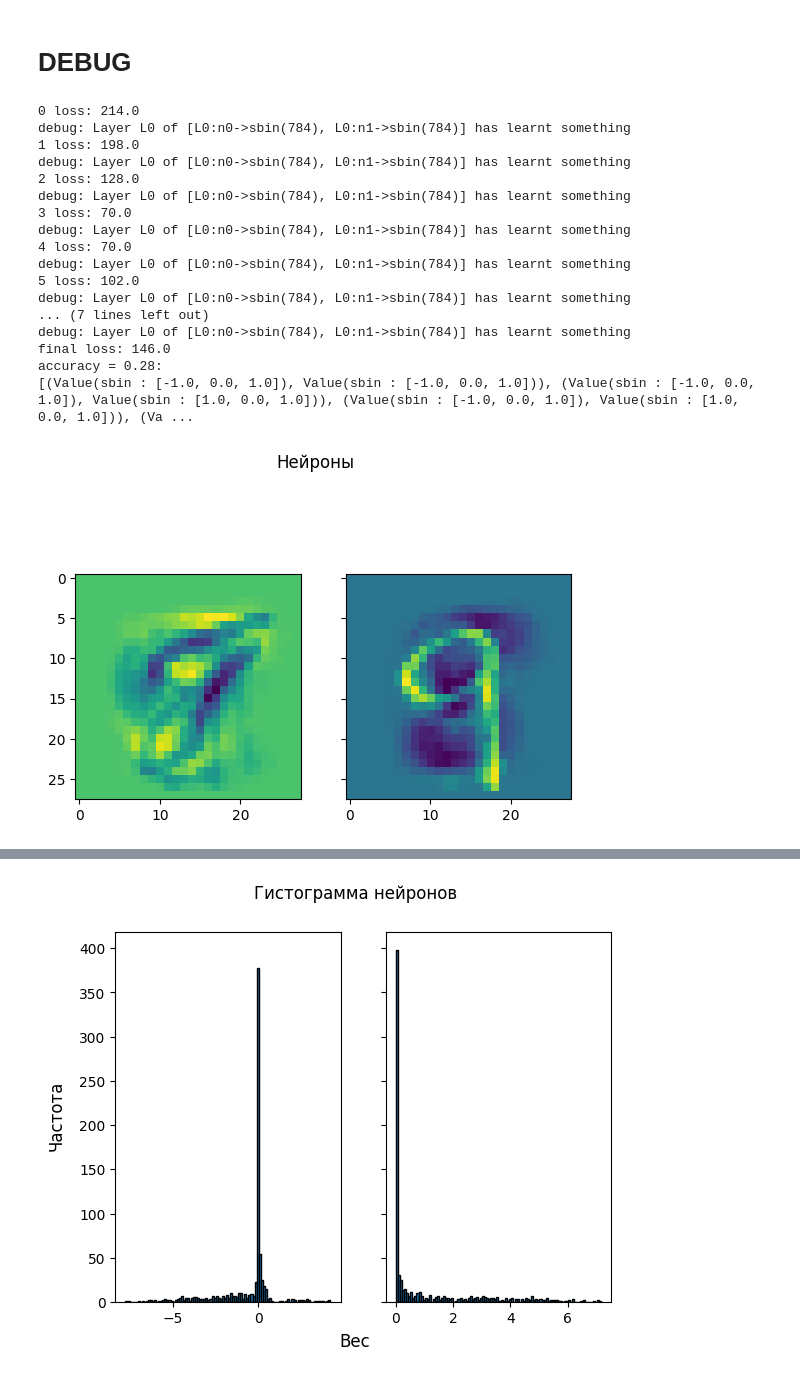
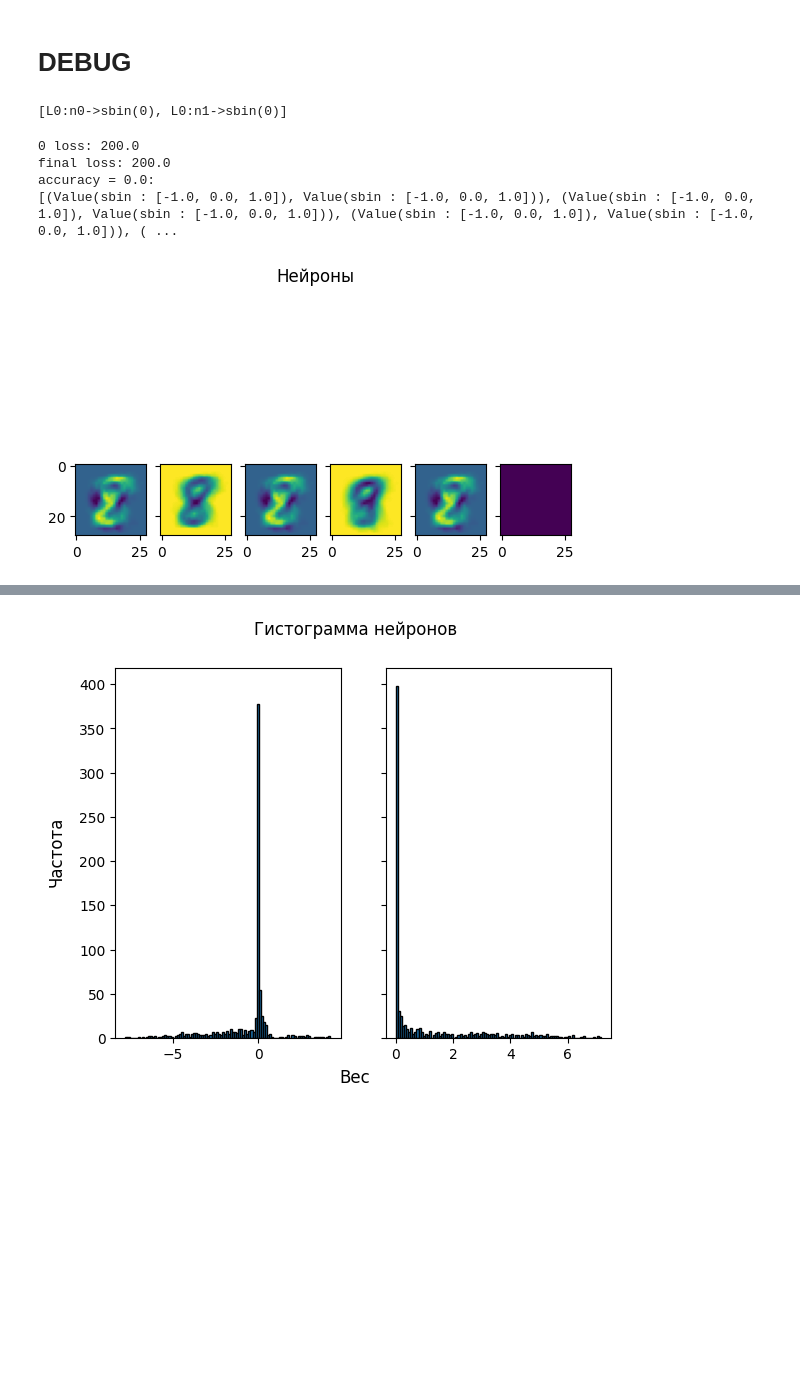
Before and after one commit to AndreyE/micrograd, a Jupyter notebook: mnist.ipynb, the cells around one changed output, grey strips where cells are left out. Cells and saved outputs as stored; diff of their text form; code cells hidden in the pictures; blank space fills up the shorter version.

Commit message:
Early attempt to make dinamicaly sized layers

```diff
--- a/mnist.ipynb
+++ b/mnist.ipynb
@@ -181,8 +181,8 @@ ESAT = 1e-9
 
 MODEL = MLP(
     [
-        Layer([784, OUT_DIM], 'sbin', _lid=0, init=lambda: 0, _lr=LEARNING_RATE),
-        # Layer([1, OUT_DIM], 'sbin', _lid=1, init=lambda: random.choice([-1, 1]), _lr=LEARNING_RATE)
+        Layer('sbin', _lid=0, init=lambda: 0, LR=LEARNING_RATE),
+        Layer('sbin', _nout=OUT_DIM, _lid=1, init=lambda: random.choice([-1, 1]), LR=LEARNING_RATE)
     ],
     train=True
 )
@@ -207,29 +207,20 @@ accuracy = 0.55:
 # %% [markdown]
 # DEBUG
+# %%
+MODEL.layers[0].neurons
+# %% [output]
+[L0:n0->sbin(0), L0:n1->sbin(0)]
 # %%
-total_loss, scores = LEARNER(i=10, q=1.0)
+total_loss, scores = LEARNER(i=1, q=1.0)
 
 acc = calc_accuracy(scores, Y_oh, OH_DEC)
 print(f'accuracy = {acc}:\n{scores}')
 
 draw_all_neurons(MODEL.layers[0].neurons)
 all_neurons_histo(MODEL.layers[0].neurons)
 # %% [output]
-0 loss: 214.0
-debug: Layer L0 of [L0:n0->sbin(784), L0:n1->sbin(784)] has learnt something
-1 loss: 198.0
-debug: Layer L0 of [L0:n0->sbin(784), L0:n1->sbin(784)] has learnt something
-2 loss: 128.0
-debug: Layer L0 of [L0:n0->sbin(784), L0:n1->sbin(784)] has learnt something
-3 loss: 70.0
-debug: Layer L0 of [L0:n0->sbin(784), L0:n1->sbin(784)] has learnt something
-4 loss: 70.0
-debug: Layer L0 of [L0:n0->sbin(784), L0:n1->sbin(784)] has learnt something
-5 loss: 102.0
-debug: Layer L0 of [L0:n0->sbin(784), L0:n1->sbin(784)] has learnt something
-... (7 lines left out)
-debug: Layer L0 of [L0:n0->sbin(784), L0:n1->sbin(784)] has learnt something
-final loss: 146.0
-accuracy = 0.28:
-[(Value(sbin : [-1.0, 0.0, 1.0]), Value(sbin : [-1.0, 0.0, 1.0])), (Value(sbin : [-1.0, 0.0, 1.0]), Value(sbin : [1.0, 0.0, 1.0])), (Value(sbin : [-1.0, 0.0, 1.0]), Value(sbin : [1.0, 0.0, 1.0])), (Va ...
+0 loss: 200.0
+final loss: 200.0
+accuracy = 0.0:
+[(Value(sbin : [-1.0, 0.0, 1.0]), Value(sbin : [-1.0, 0.0, 1.0])), (Value(sbin : [-1.0, 0.0, 1.0]), Value(sbin : [-1.0, 0.0, 1.0])), (Value(sbin : [-1.0, 0.0, 1.0]), Value(sbin : [-1.0, 0.0, 1.0])), ( ...
-[figure, old version]
+[figure, new version]
```
Also changed, not shown: parts of 3 cells of this notebook, 4 other files.
